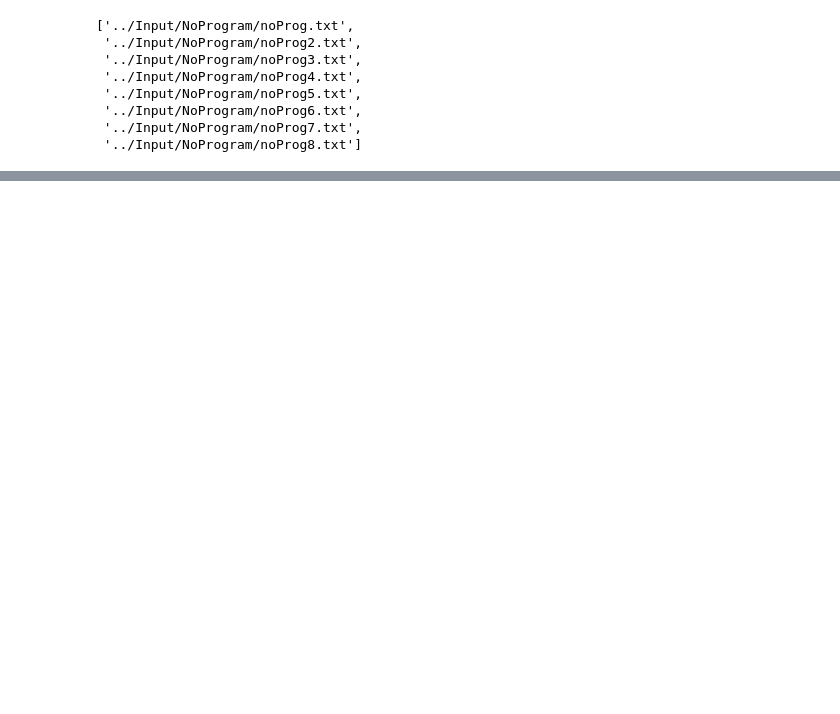
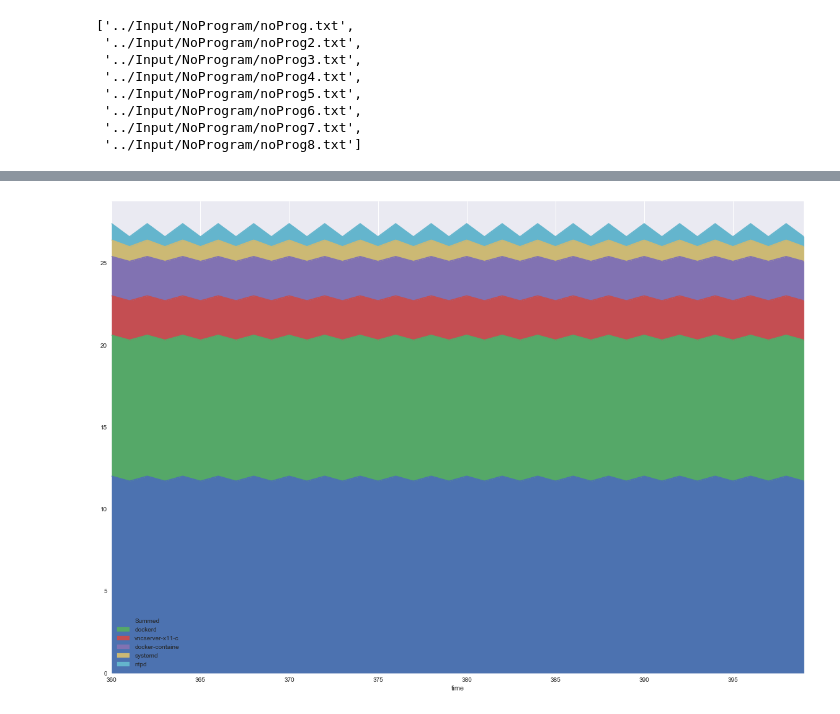
Before and after one commit to ThibaultHuyet/data_parsing, a Jupyter notebook: Notebooks/Raspberry-Pi-Performance.ipynb, the cells around one changed output, grey strips where cells are left out. Drawn from its saved outputs; the diff is of its cells as text; code cells hidden in the pictures; blank space fills up the shorter version.

```diff
--- a/Notebooks/Raspberry-Pi-Performance.ipynb
+++ b/Notebooks/Raspberry-Pi-Performance.ipynb
@@ -167,0 +105,6 @@ for frame in dataframes:
+# %%
+mem_top_5 = mem[0].mean().sort_values(ascending = False).head().index.values
+stackplot(mem[0], mem_top_5)
+plt.show()
+# %% [output]
+[figure, added]
```
Also changed, not shown: parts of 21 cells of this notebook, 3 other files.
